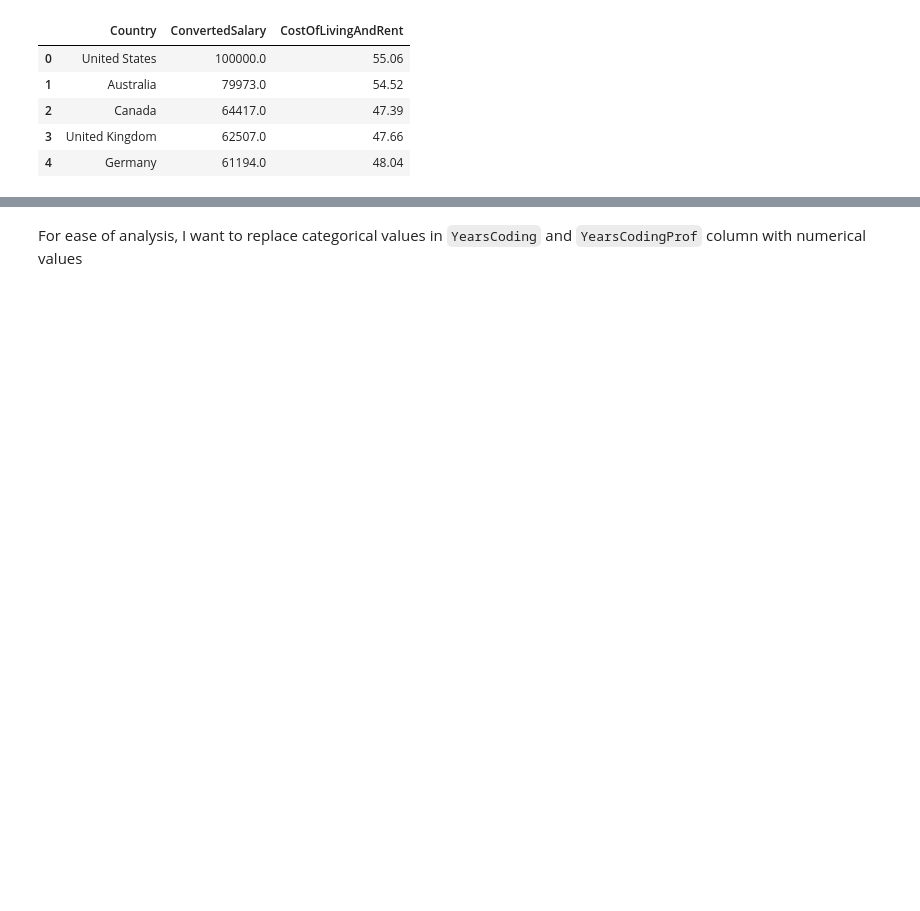
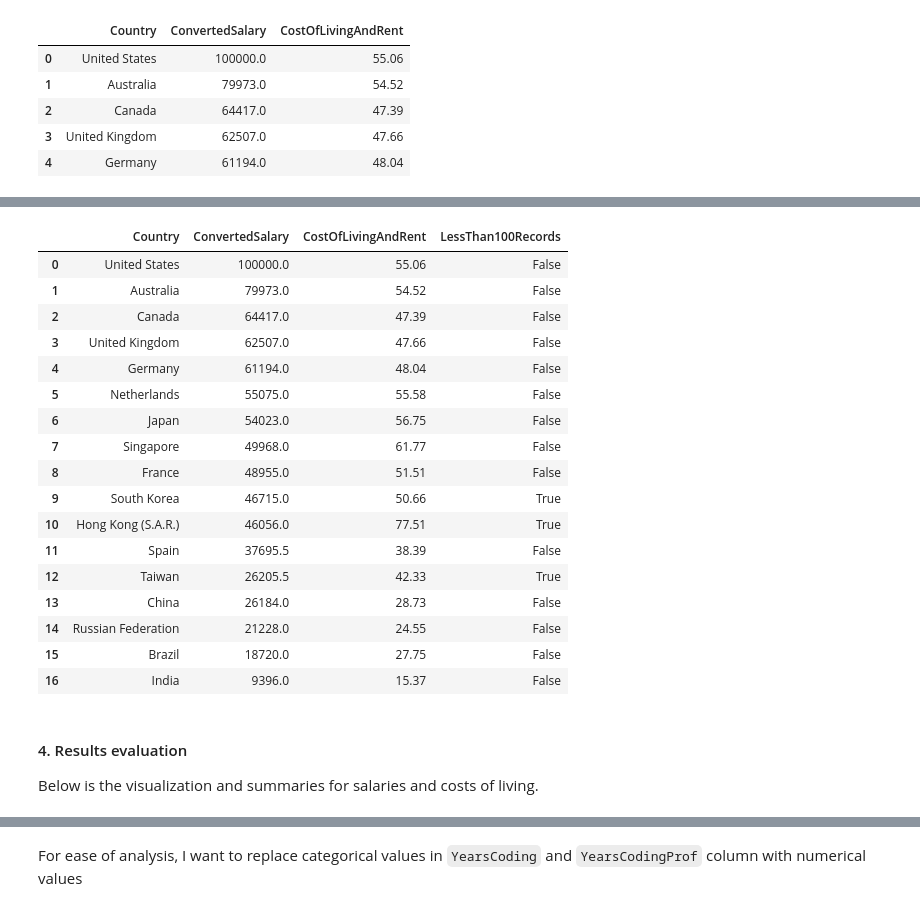
Before and after one commit to alankashiwa/stackoverflow-survey-analysis, a Jupyter notebook: country-difference-analysis.ipynb, the cells around one changed output, grey strips where cells are left out. Cells and saved outputs as stored; diff of their text form; code cells hidden in the pictures; blank space fills up the shorter version.

```diff
--- a/country-difference-analysis.ipynb
+++ b/country-difference-analysis.ipynb
@@ -427,0 +429,3 @@ Though the converted salaries give us a way to compare how much we are able to e
+# %%
+# Drop the records without salary
+df_Q2 = df_Q2.dropna(subset=['ConvertedSalary'])
@@ -460 +543,27 @@ df_country_salary_and_cost.head()
+# %%
+# Create new column
+df_country_salary_and_cost['LessThan100Records'] = df_country_salary_and_cost['Country'].map(dict_less_100)
+df_country_salary_and_cost
+# %% [output]
+|  | Country | ConvertedSalary | CostOfLivingAndRent | LessThan100Records |
+| 0 | United States | 100000.0 | 55.06 | False |
+| 1 | Australia | 79973.0 | 54.52 | False |
+| 2 | Canada | 64417.0 | 47.39 | False |
+| 3 | United Kingdom | 62507.0 | 47.66 | False |
+| 4 | Germany | 61194.0 | 48.04 | False |
+| 5 | Netherlands | 55075.0 | 55.58 | False |
+| 6 | Japan | 54023.0 | 56.75 | False |
+| 7 | Singapore | 49968.0 | 61.77 | False |
+| 8 | France | 48955.0 | 51.51 | False |
+| 9 | South Korea | 46715.0 | 50.66 | True |
+| 10 | Hong Kong (S.A.R.) | 46056.0 | 77.51 | True |
+| 11 | Spain | 37695.5 | 38.39 | False |
+| 12 | Taiwan | 26205.5 | 42.33 | True |
+| 13 | China | 26184.0 | 28.73 | False |
+| 14 | Russian Federation | 21228.0 | 24.55 | False |
+| 15 | Brazil | 18720.0 | 27.75 | False |
+| 16 | India | 9396.0 | 15.37 | False |
+# %% [markdown]
+#### 4. Results evaluation
+Below is the visualization and summaries for salaries and costs of living.
 # %%
```
Also changed, not shown: parts of 99 cells of this notebook.
